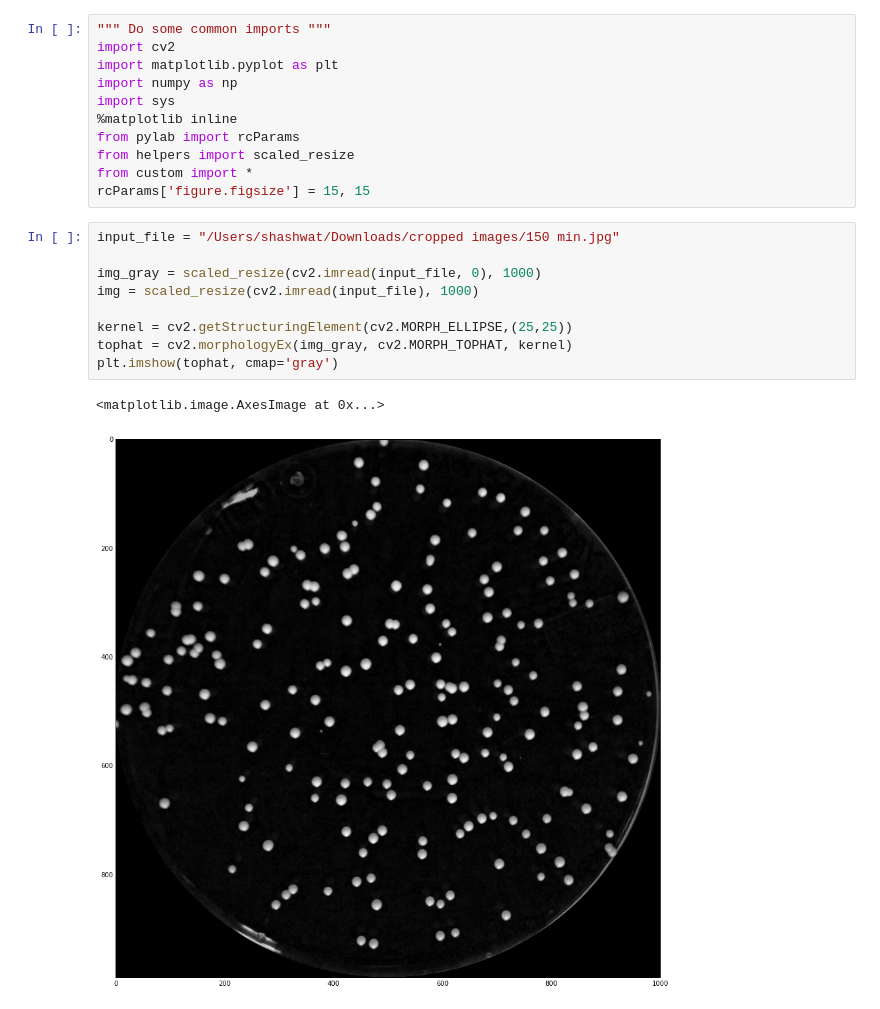
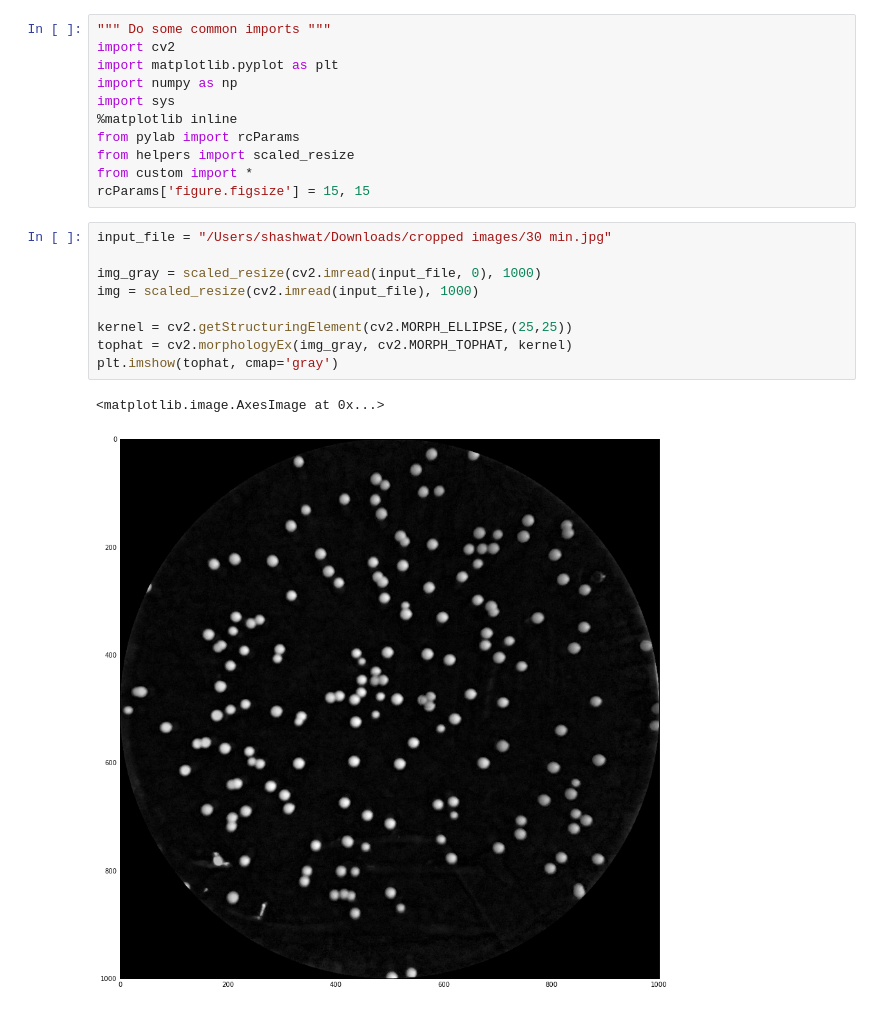
Before and after one commit to thegreatshasha/dopencv, a Jupyter notebook: ThresholdingExperiments.ipynb, the cells around one changed output. Cells and saved outputs as stored; diff of their text form.

```diff
--- a/ThresholdingExperiments.ipynb
+++ b/ThresholdingExperiments.ipynb
@@ -20,17 +20,17 @@ from helpers import scaled_resize
 from custom import *
 rcParams['figure.figsize'] = 15, 15
 # %%
-input_file = "/Users/shashwat/Downloads/cropped images/150 min.jpg"
+input_file = "/Users/shashwat/Downloads/cropped images/30 min.jpg"
 
 img_gray = scaled_resize(cv2.imread(input_file, 0), 1000)
 img = scaled_resize(cv2.imread(input_file), 1000)
 
 kernel = cv2.getStructuringElement(cv2.MORPH_ELLIPSE,(25,25))
 tophat = cv2.morphologyEx(img_gray, cv2.MORPH_TOPHAT, kernel)
 plt.imshow(tophat, cmap='gray')
 # %% [output]
 <matplotlib.image.AxesImage at 0x...>
-[figure, old version]
+[figure, new version]
 # %%
 rng,bw = cv2.threshold(tophat,0,255,cv2.THRESH_OTSU)
 
```
Also changed, not shown: parts of 1 cell of this notebook, 18 other files.
